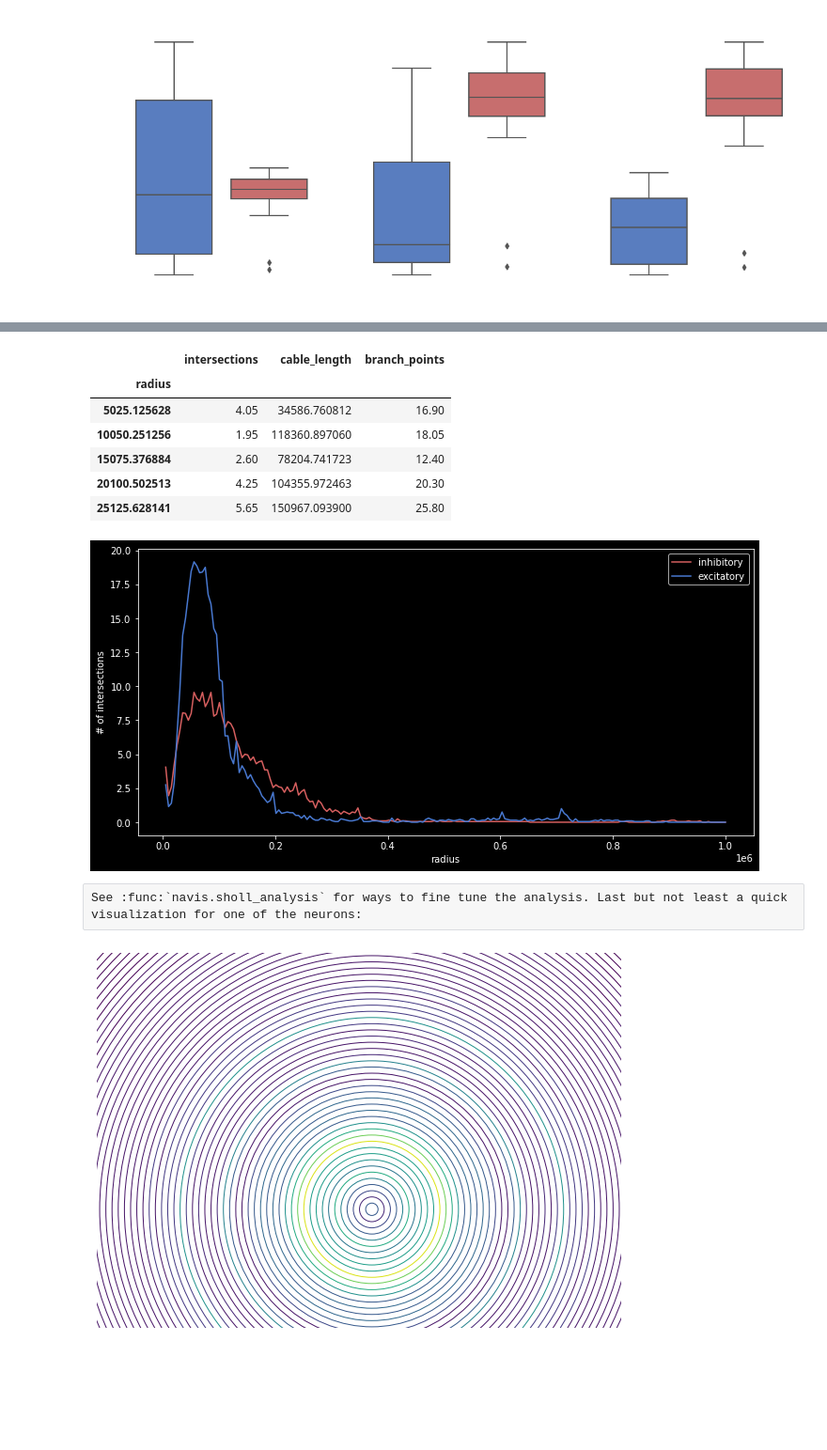
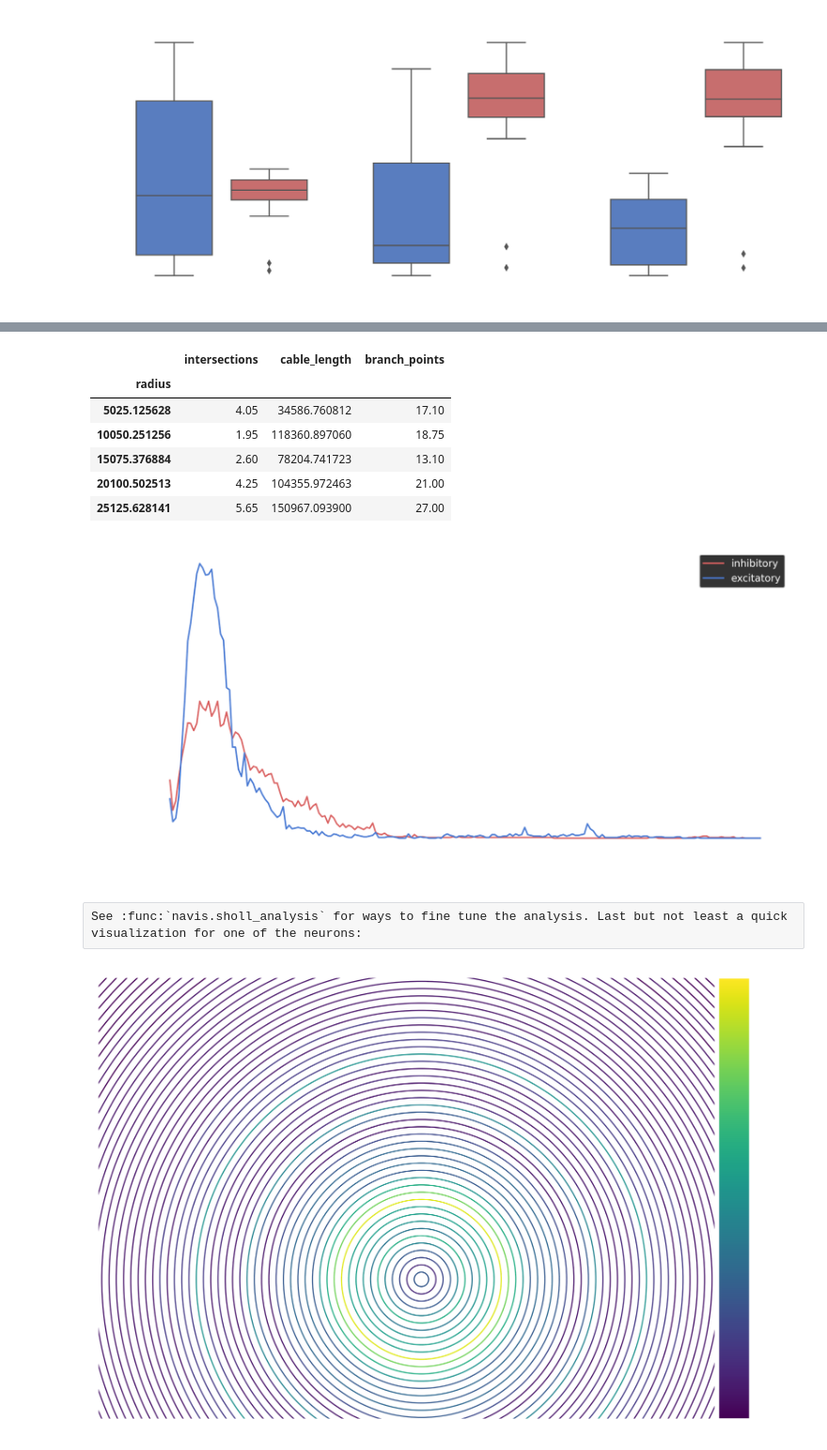
Before and after one commit to navis-org/navis, a Jupyter notebook: docs/source/tutorials/microns_tut.ipynb, the cells around one changed output, grey strips where cells are left out. Shown at 94% size. Drawn from its saved outputs; the diff is of its cells as text; code cells hidden in the pictures; blank space fills up the shorter version.

```diff
--- a/docs/source/tutorials/microns_tut.ipynb
+++ b/docs/source/tutorials/microns_tut.ipynb
@@ -88,9 +88,9 @@ exc_ids = ct[ct.cell_type == 'excitatory'].pt_root_id.values[: 20]
 # %% [raw]
 Next, we will fetch the meshes including the synapses for these neurons:
 # %%
-# Fetch neurons
-inh = mi.fetch_neurons(inh_ids, lod=2)
-exc = mi.fetch_neurons(exc_ids, lod=2)
+# Fetch those neurons
+inh = mi.fetch_neurons(inh_ids, lod=2, with_synapses=False)
+exc = mi.fetch_neurons(exc_ids, lod=2, with_synapses=False)
 
 # Inspect
 inh
@@ -249,11 +249,11 @@ inh_sha_mean.head()
 # %% [output]
 |  | intersections | cable_length | branch_points |
 | radius |  |  |  |
-| 5025.125628 | 4.05 | 34586.760812 | 16.90 |
-| 10050.251256 | 1.95 | 118360.897060 | 18.05 |
-| 15075.376884 | 2.60 | 78204.741723 | 12.40 |
-| 20100.502513 | 4.25 | 104355.972463 | 20.30 |
-| 25125.628141 | 5.65 | 150967.093900 | 25.80 |
+| 5025.125628 | 4.05 | 34586.760812 | 17.10 |
+| 10050.251256 | 1.95 | 118360.897060 | 18.75 |
+| 15075.376884 | 2.60 | 78204.741723 | 13.10 |
+| 20100.502513 | 4.25 | 104355.972463 | 21.00 |
+| 25125.628141 | 5.65 | 150967.093900 | 27.00 |
 # %%
 # Plot
 fig, ax = plt.subplots(figsize=(10, 5))
@@ -263,30 +263,43 @@ exc_sha_mean.intersections.plot(c='b', label='excitatory')
 
 ax.set_ylabel('# of intersections')
 ax.legend()
+ax.patch.set_color((0, 0, 0, 0)) # Make background transparent
+fig.patch.set_color((0, 0, 0, 0))
 
 plt.tight_layout()
-
 plt.show()
 # %% [output]
-[figure, old version]
+[figure, new version]
 # %% [raw]
 See :func:`navis.sholl_analysis` for ways to fine tune the analysis. Last but not least a quick visualization for one of the neurons:
 # %%
+from matplotlib.colors import Normalize
+from matplotlib.cm import ScalarMappable
+from mpl_toolkits.axes_grid1 import make_axes_locatable
+
 # Plot one of the inhibitory neurons
-fig, ax = navis.plot2d(inh[0], view=('x', 'y'), figsize=(10, 10), c='w', method='2d')
+ix = 0
+fig, ax = navis.plot2d(inh[ix], view=('x', 'y'), figsize=(10, 10), c='w', method='2d')
 
 cmap = plt.get_cmap('viridis')
 
-# Plot every third Sholl circle & color by number of intersections
+# Plot Sholl circles and color by number of intersections
+center = inh[ix].soma_pos
+norm = Normalize(vmin=0, vmax=(inh_sha[ix].intersections.max() + 1))
 for r in inh_sha[0].index.values:
-    ints = inh_sha[0].loc[r, 'intersections']
-    color = cmap(ints / (inh_sha[0].intersections.max() + 1))
+    ints = inh_sha[ix].loc[r, 'intersections']
+    ints_norm = norm(ints)
+    color = cmap(ints_norm)
 
-
-    c = plt.Circle((inh[0].soma_pos[0], inh[0].soma_pos[1]), r, ec=color, fc='none')
+    c = plt.Circle(center[:2], r, ec=color, fc='none')
     ax.add_patch(c)
 
+# Add colorbar
+divider = make_axes_locatable(ax)
+cax = divider.append_axes("right", size="5%", pad=0.05)
+plt.colorbar(ScalarMappable(norm=norm, cmap=cmap), cax=cax, label='# of intersections')
+
 plt.show()
 # %% [output]
-[figure, old version]
+[figure, new version]
 # %% [raw]
```
Also changed, not shown: parts of 7 cells of this notebook.
